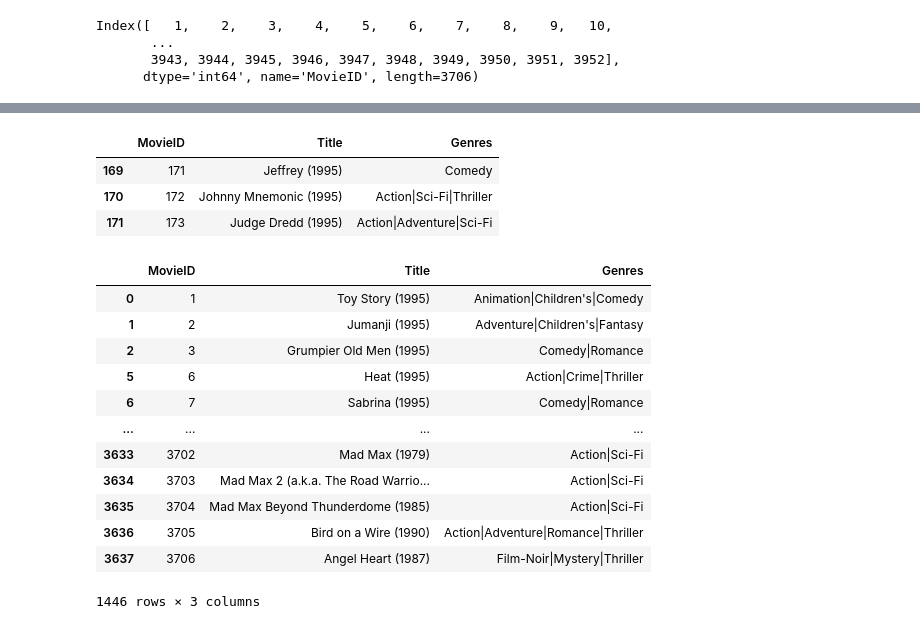
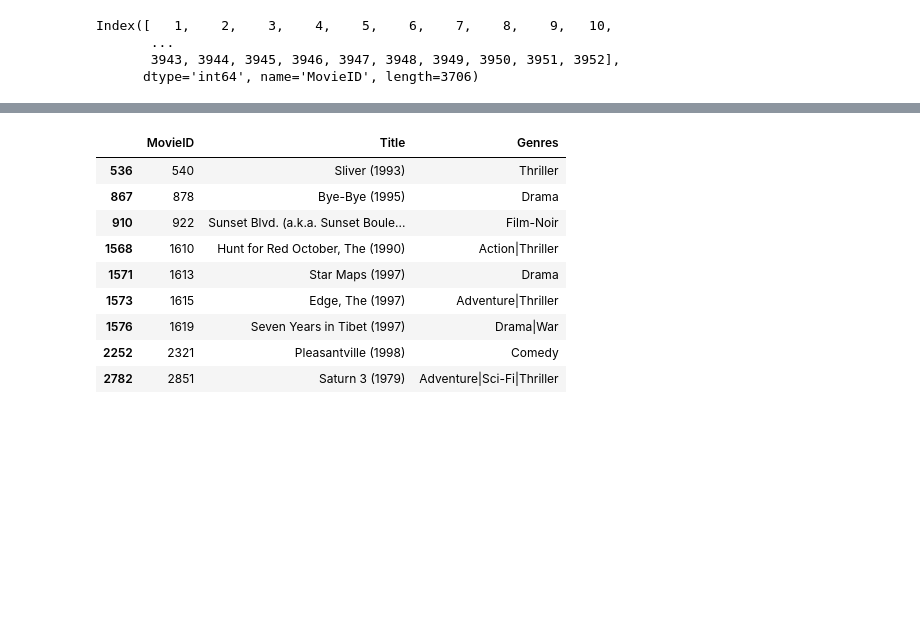
Before and after one commit to yanglianglu/CS-598-Statistical_Learning, a Jupyter notebook: CS_598_Project_4/ibcf.ipynb, the cells around one changed output, grey strips where cells are left out. Drawn from its saved outputs; the diff is of its cells as text; code cells hidden in the pictures; blank space fills up the shorter version.

```diff
--- a/CS_598_Project_4/ibcf.ipynb
+++ b/CS_598_Project_4/ibcf.ipynb
@@ -306,31 +232,3 @@ recommend_movies(user_1_ratings.values, similarity_matrix)
 # get the movie titles by movie ids
 def get_movie_titles(movie_ids):
     return movies[movies['MovieID'].isin(movie_ids)]
-# %%
-user_1_recommend = get_movie_titles(recommend_movies(user_1_ratings.values, similarity_matrix, n_recommendations=50))
-user_1_recommend
-# %% [output]
-|  | MovieID | Title | Genres |
-| 169 | 171 | Jeffrey (1995) | Comedy |
-| 170 | 172 | Johnny Mnemonic (1995) | Action|Sci-Fi|Thriller |
-| 171 | 173 | Judge Dredd (1995) | Action|Adventure|Sci-Fi |
-# %%
-# get 10 movies are rated by user 1, sorted by rating
-user_1_watched = user_1[user_1['MovieID'].isin(range(1, 3707))].sort_values(by='Rating', ascending=False)
-# get movies info
-user_1_movie = get_movie_titles(user_1_watched['MovieID'].values)
-user_1_movie
-# %% [output]
-|  | MovieID | Title | Genres |
-| 0 | 1 | Toy Story (1995) | Animation|Children's|Comedy |
-| 1 | 2 | Jumanji (1995) | Adventure|Children's|Fantasy |
-| 2 | 3 | Grumpier Old Men (1995) | Comedy|Romance |
-| 5 | 6 | Heat (1995) | Action|Crime|Thriller |
-| 6 | 7 | Sabrina (1995) | Comedy|Romance |
-| ... | ... | ... | ... |
-| 3633 | 3702 | Mad Max (1979) | Action|Sci-Fi |
-| 3634 | 3703 | Mad Max 2 (a.k.a. The Road Warrio... | Action|Sci-Fi |
-| 3635 | 3704 | Mad Max Beyond Thunderdome (1985) | Action|Sci-Fi |
-| 3636 | 3705 | Bird on a Wire (1990) | Action|Adventure|Romance|Thriller |
-| 3637 | 3706 | Angel Heart (1987) | Film-Noir|Mystery|Thriller |
-1446 rows × 3 columns
@@ -336,0 +273,24 @@ user_1_movie
+# %%
+# generate a vector 1 x 3706, which represents the rating of user 1 to all movies
+user_1 = ratings[ratings['UserID'] == 1181]
+user_1_ratings = user_1.set_index('MovieID')['Rating']
+user_1_ratings = user_1_ratings.reindex(range(1, 3707), fill_value=0)
+
+movie_ids = recommend_movies(user_1_ratings.values, similarity_matrix, 10)
+# %%
+# get the movie titles by movie ids
+def get_movie_titles(movie_ids):
+    return movies[movies['MovieID'].isin(movie_ids)]
+
+get_movie_titles(movie_ids)
+# %% [output]
+|  | MovieID | Title | Genres |
+| 536 | 540 | Sliver (1993) | Thriller |
+| 867 | 878 | Bye-Bye (1995) | Drama |
+| 910 | 922 | Sunset Blvd. (a.k.a. Sunset Boule... | Film-Noir |
+| 1568 | 1610 | Hunt for Red October, The (1990) | Action|Thriller |
+| 1571 | 1613 | Star Maps (1997) | Drama |
+| 1573 | 1615 | Edge, The (1997) | Adventure|Thriller |
+| 1576 | 1619 | Seven Years in Tibet (1997) | Drama|War |
+| 2252 | 2321 | Pleasantville (1998) | Comedy |
+| 2782 | 2851 | Saturn 3 (1979) | Adventure|Sci-Fi|Thriller |
```
Also changed, not shown: parts of 13 cells of this notebook.
